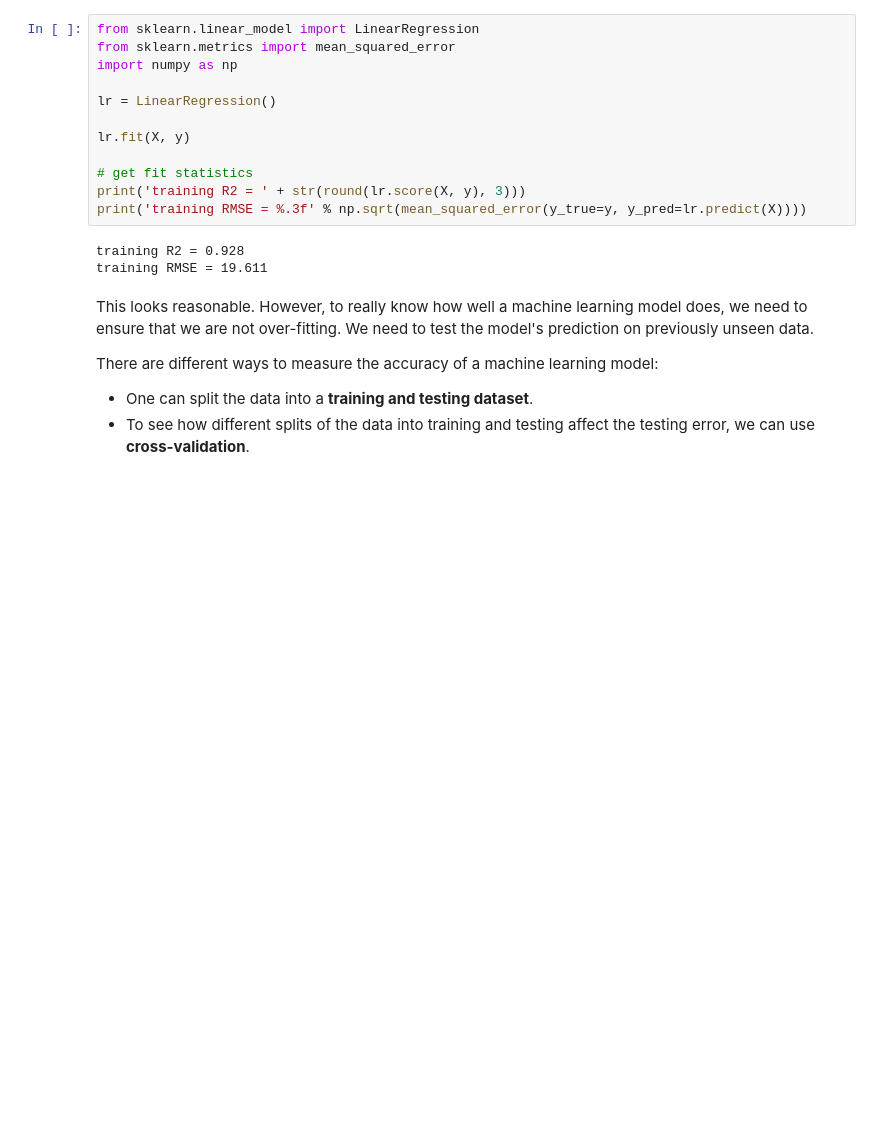
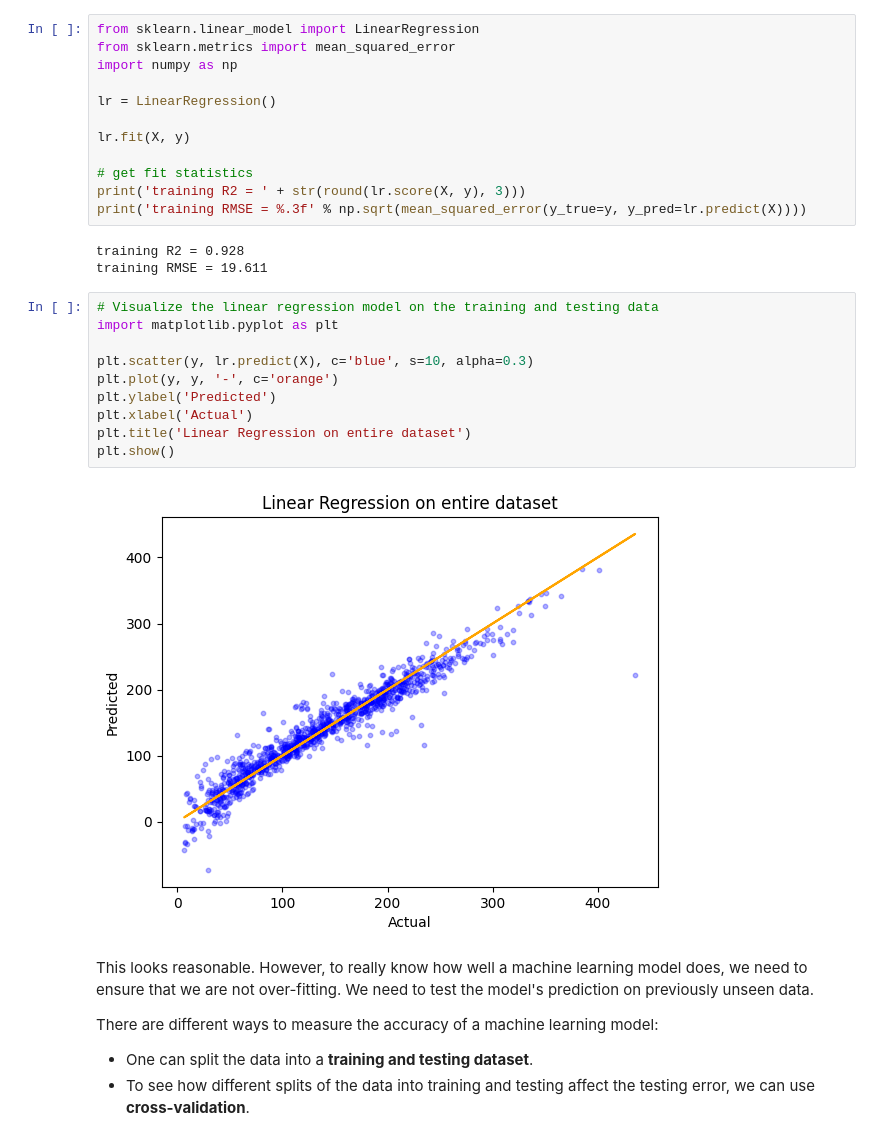
Before and after one commit to rhennig/EMA4935, a Jupyter notebook: Notebooks/06_Materials_databases.ipynb, the cells around one changed output. Cells and saved outputs as stored; diff of their text form; blank space fills up the shorter version.

```diff
--- a/Notebooks/06_Materials_databases.ipynb
+++ b/Notebooks/06_Materials_databases.ipynb
@@ -254,6 +254,18 @@ print('training RMSE = %.3f' % np.sqrt(mean_squared_error(y_true=y, y_pred=lr.pr
 # %% [output]
 training R2 = 0.928
 training RMSE = 19.611
+# %%
+# Visualize the linear regression model on the training and testing data
+import matplotlib.pyplot as plt
+
+plt.scatter(y, lr.predict(X), c='blue', s=10, alpha=0.3)
+plt.plot(y, y, '-', c='orange')
+plt.ylabel('Predicted')
+plt.xlabel('Actual')
+plt.title('Linear Regression on entire dataset')
+plt.show()
+# %% [output]
+[figure, added]
 # %% [markdown]
 This looks reasonable. However, to really know how well a machine learning model does, we need to ensure that we are not over-fitting. We need to test the model's prediction on previously unseen data.
 
```
